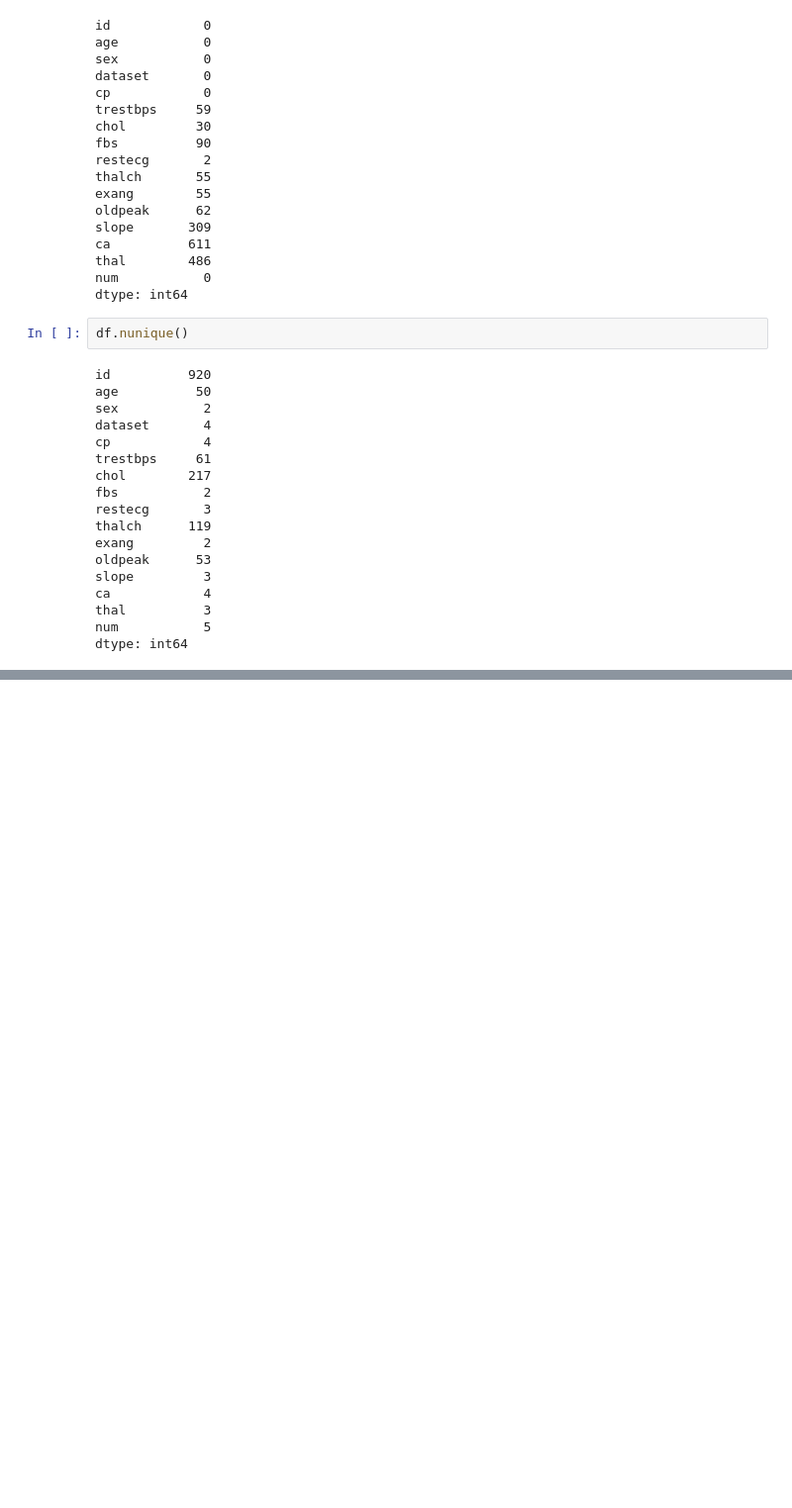
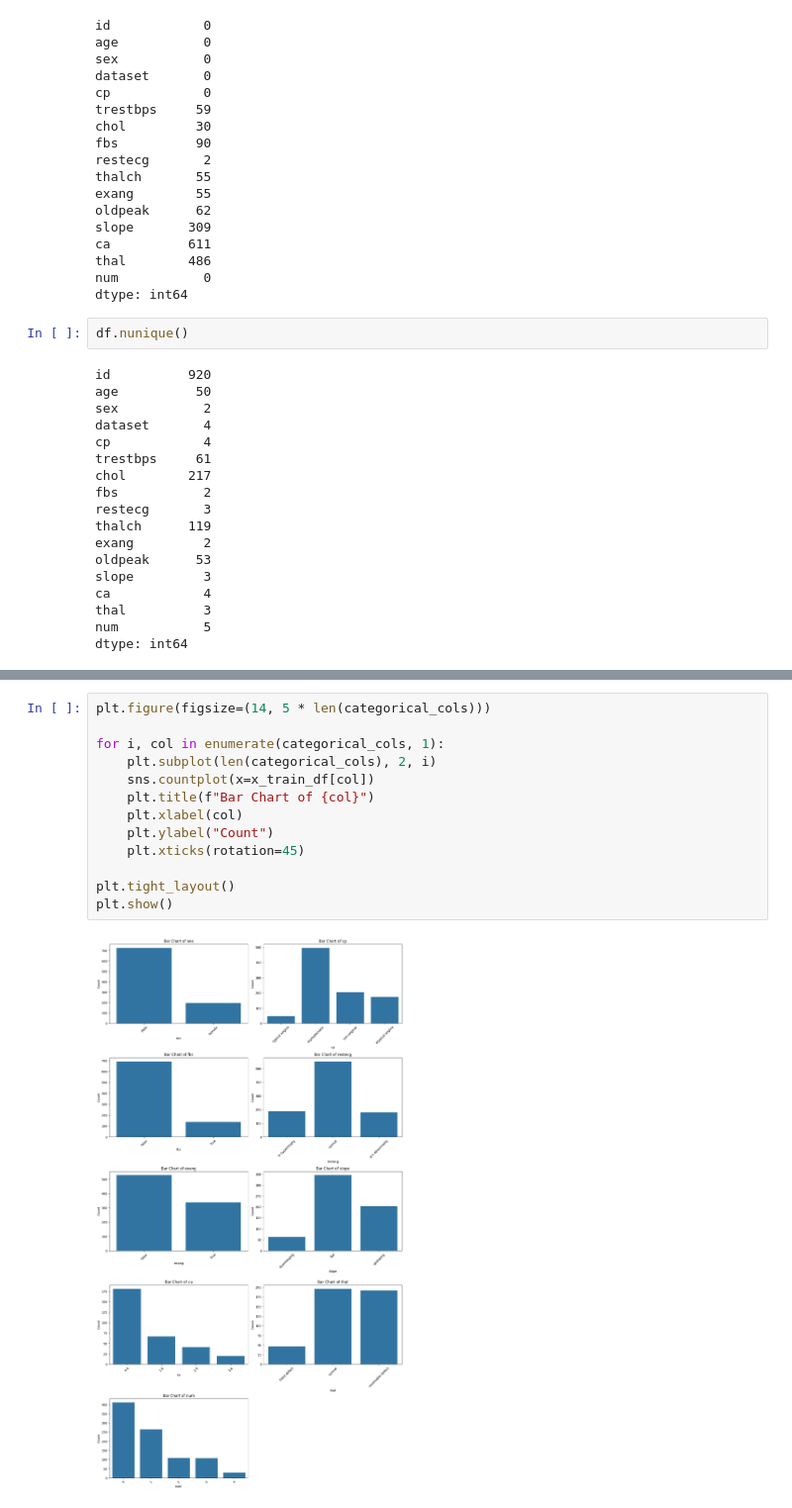
Before and after one commit to joswin03/Cleveland_Heart_Disease, a Jupyter notebook: main.ipynb, the cells around one changed output, grey strips where cells are left out. Shown: that part at 99% size. Saved outputs shown, nothing was run; the diff lists cells and outputs as text; blank space fills up the shorter version.

```diff
--- a/main.ipynb
+++ b/main.ipynb
@@ -151,0 +145,15 @@ numeric_cols = [col for col in numeric_cols if not in categorical_cols]
+# %%
+plt.figure(figsize=(14, 5 * len(categorical_cols)))
+
+for i, col in enumerate(categorical_cols, 1):
+    plt.subplot(len(categorical_cols), 2, i)
+    sns.countplot(x=x_train_df[col])
+    plt.title(f"Bar Chart of {col}")
+    plt.xlabel(col)
+    plt.ylabel("Count")
+    plt.xticks(rotation=45)
+
+plt.tight_layout()
+plt.show()
+# %% [output]
+[figure, added]
```
Also changed, not shown: parts of 18 cells of this notebook, 1 other file.
